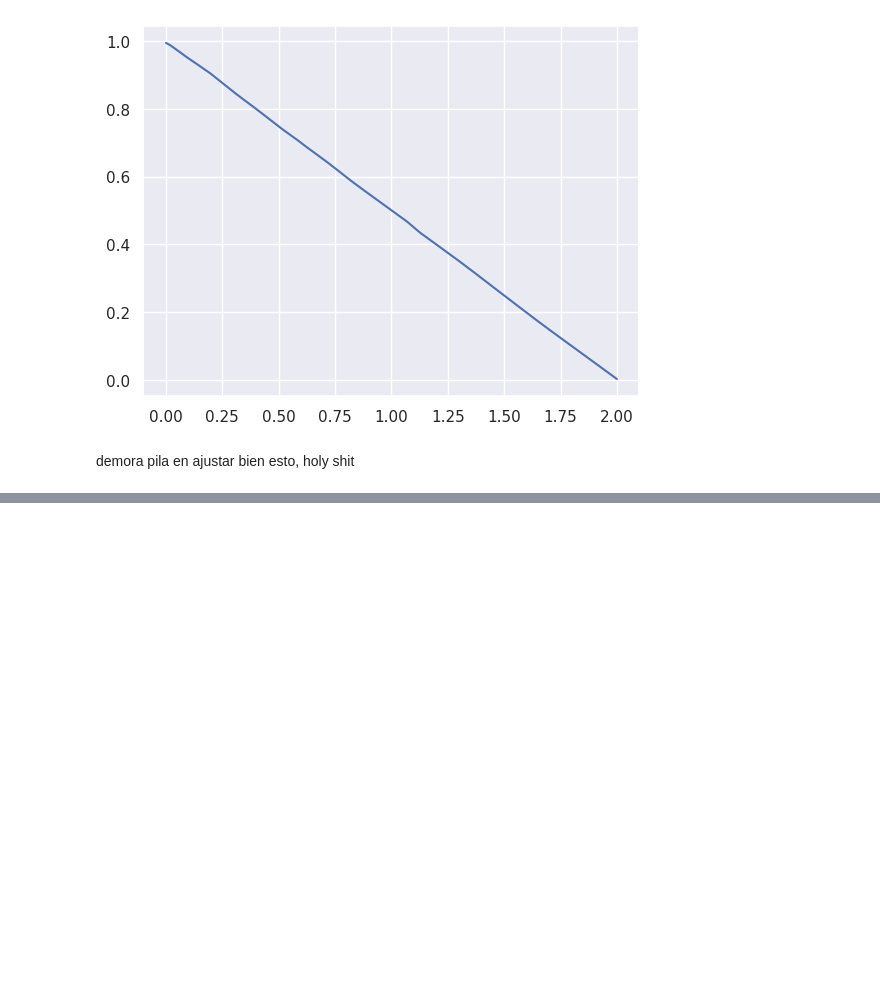
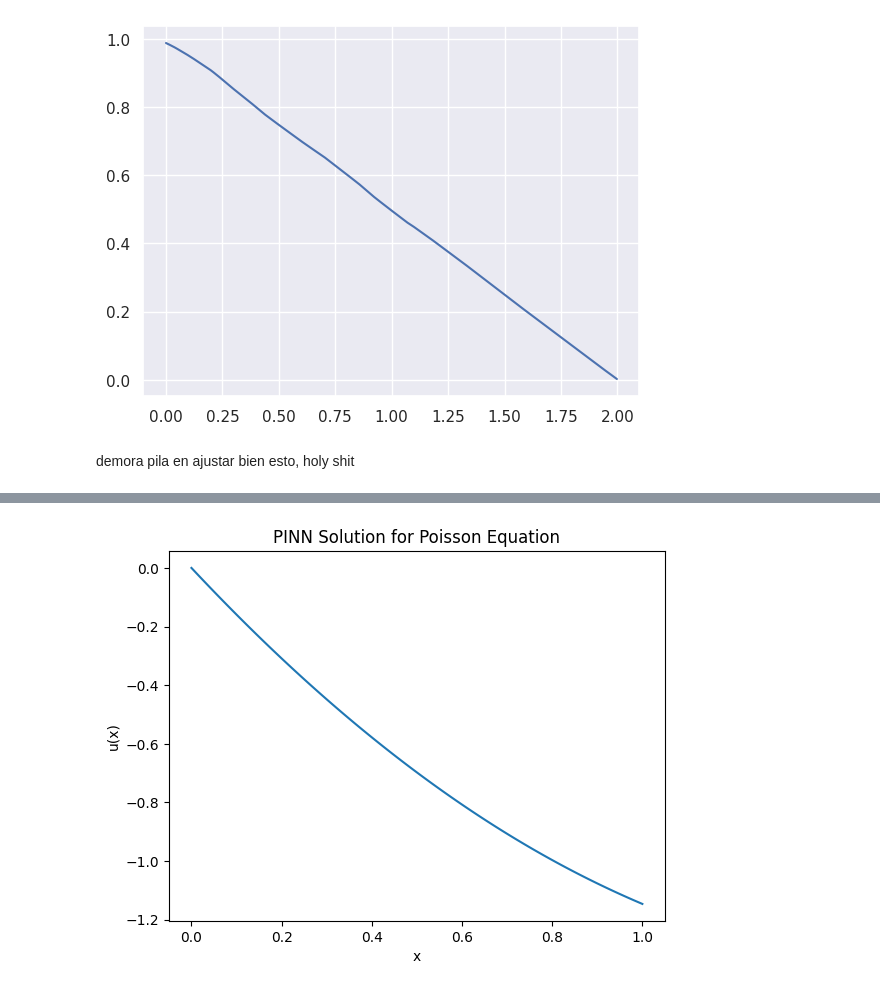
Before and after one commit to Bear-Witness-98/pinns_on_pytorch, a Jupyter notebook: PINN/main.ipynb, the cells around one changed output, grey strips where cells are left out. Drawn from its saved outputs; the diff is of its cells as text; code cells hidden in the pictures; blank space fills up the shorter version.

Commit message:
Add chatGPT modified suggestion for PINN (almost working from the start, I feel an idiot :D).

```diff
--- a/PINN/main.ipynb
+++ b/PINN/main.ipynb
@@ -123,0 +111,69 @@ plt.show()
+# %%
+import torch
+import torch.nn as nn
+import torch.optim as optim
+
+# Define the PINN model
+class PINN(nn.Module):
+    def __init__(self):
+        super(PINN, self).__init__()
+        self.net = nn.Sequential(
+            nn.Linear(1, 50),   # Input layer with 1 feature
+            nn.Tanh(),
+            nn.Linear(50, 50),  # Hidden layer
+            nn.Tanh(),
+            nn.Linear(50, 1)    # Output layer for u(x)
+        )
+
+    def forward(self, x):
+        return self.net(x)
+
+# Define the Poisson equation loss function
+def poisson_loss(model, x):
+    u = model(x)
+    u_x = torch.autograd.grad(u, x, grad_outputs=torch.ones_like(u), create_graph=True)[0]
+    u_xx = torch.autograd.grad(u_x, x, grad_outputs=torch.ones_like(u_x), create_graph=True)[0]
+    f = u_xx - 1.0  # Poisson equation: u_xx = 1
+    x_0 = torch.tensor([0.0], requires_grad=True)
+    u_0 = model(x_0)
+    initial_conditions = (u_0 - 0)**2
+    u_x_0 = torch.autograd.grad(u_0, x_0, grad_outputs=torch.ones_like(u_0), create_graph=True)[0]
+    initial_conditions_der = (u_x_0 - 0)**2
+    return torch.mean(f**2) + torch.mean(initial_conditions) + torch.mean(initial_conditions_der)
+
+# Training data
+x = torch.rand(100, 1)  # Randomly sampled points in [0, 1]
+x.requires_grad = True
+
+# Create PINN model
+model = PINN()
+
+optimizer = optim.Adam(params=[{'params': model.parameters()}, {'params': x}], lr=0.001)
+
+# Training loop
+epochs = 10000
+for epoch in range(epochs):
+    optimizer.zero_grad()
+
+    # Compute the loss
+    loss = poisson_loss(model, x)
+
+    # Backpropagation
+    loss.backward()
+    optimizer.step()
+
+    if epoch % 1000 == 0:
+        print(f"Epoch [{epoch}/{epochs}], Loss: {loss.item()}")
+
+# Test the model
+x_test = torch.linspace(0, 1, 100).reshape(-1, 1)
+u_test = model(x_test)
+
+# Plot the results
+import matplotlib.pyplot as plt
+plt.plot(x_test.detach().numpy(), u_test.detach().numpy())
+plt.xlabel('x')
+plt.ylabel('u(x)')
+plt.title('PINN Solution for Poisson Equation')
+plt.show()
+# %% [output]
@@ -123,0 +190 @@ plt.show()
+[figure, added]
```
Also changed, not shown: parts of 7 cells of this notebook.
